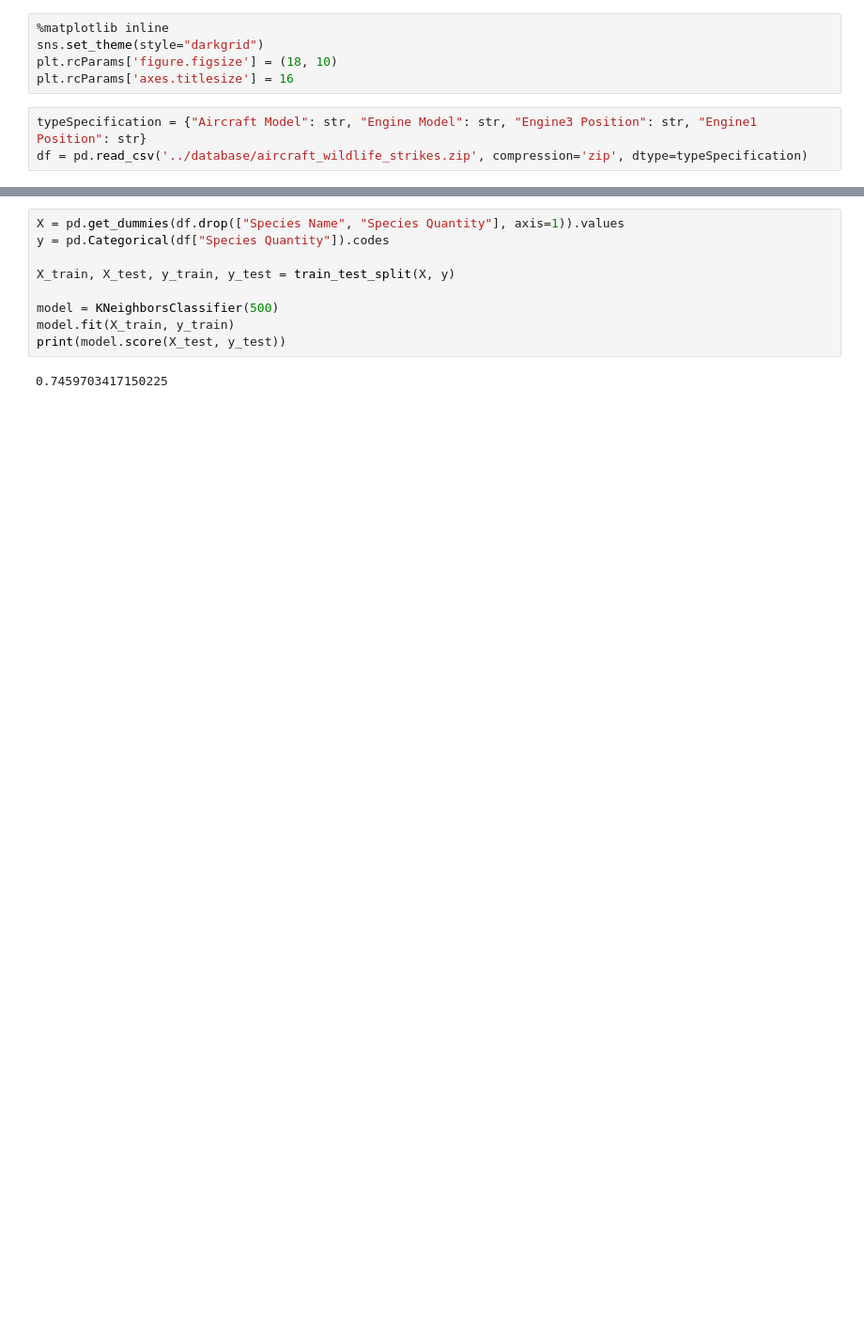
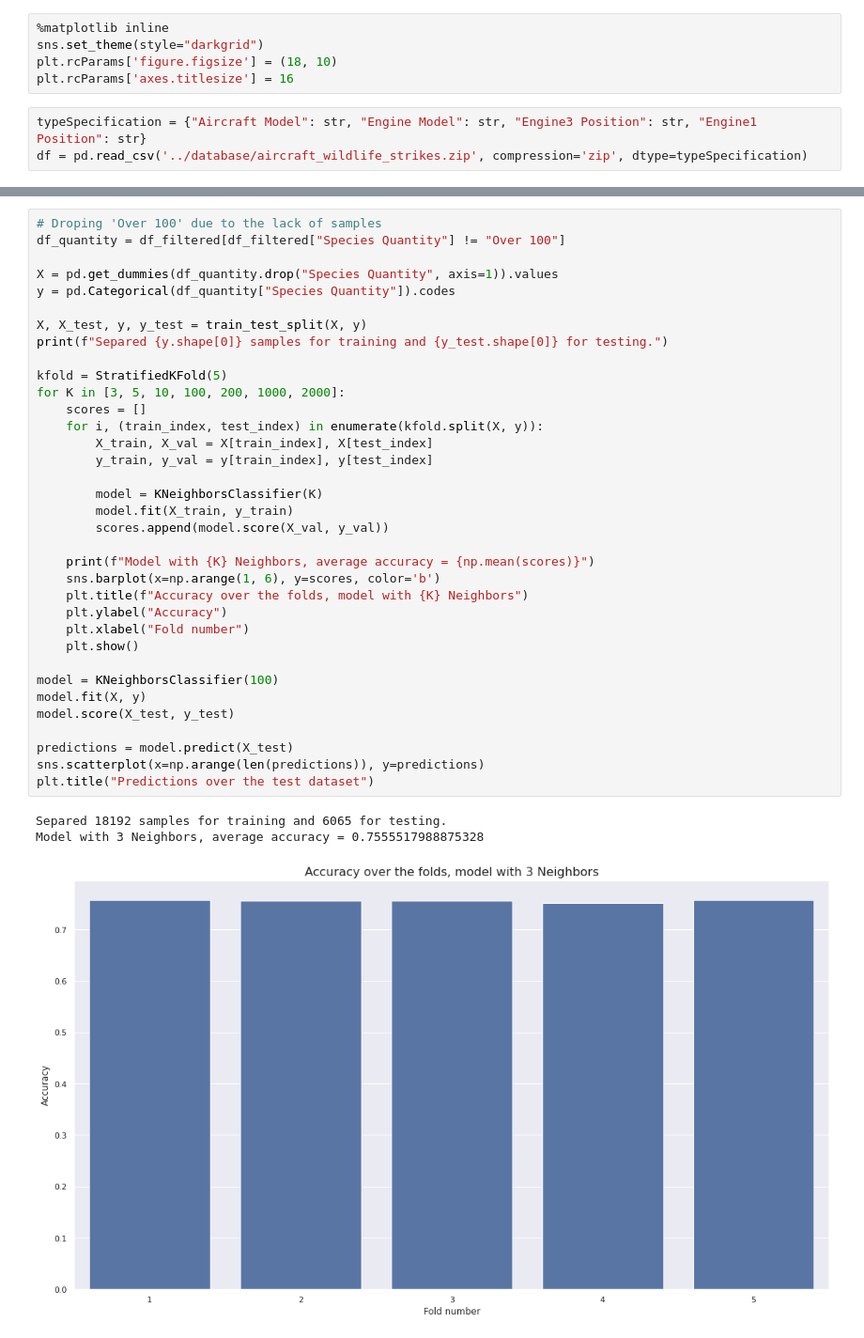
Before and after one commit to MvKaio/StudyOfAircraftWildlifeStrikes, a Jupyter notebook: notebooks/Classification.ipynb, the cells around one changed output, grey strips where cells are left out. Shown at 94% size. Drawn from its saved outputs; the diff is of its cells as text; blank space fills up the shorter version.

```diff
--- a/notebooks/Classification.ipynb
+++ b/notebooks/Classification.ipynb
@@ -58,11 +103,39 @@ print(model.score(X_test, y_test))
 # %%
-X = pd.get_dummies(df.drop(["Species Name", "Species Quantity"], axis=1)).values
-y = pd.Categorical(df["Species Quantity"]).codes
+# Droping 'Over 100' due to the lack of samples
+df_quantity = df_filtered[df_filtered["Species Quantity"] != "Over 100"]
 
-X_train, X_test, y_train, y_test = train_test_split(X, y)
+X = pd.get_dummies(df_quantity.drop("Species Quantity", axis=1)).values
+y = pd.Categorical(df_quantity["Species Quantity"]).codes
 
-model = KNeighborsClassifier(500)
-model.fit(X_train, y_train)
-print(model.score(X_test, y_test))
+X, X_test, y, y_test = train_test_split(X, y)
+print(f"Separed {y.shape[0]} samples for training and {y_test.shape[0]} for testing.")
+
+kfold = StratifiedKFold(5)
+for K in [3, 5, 10, 100, 200, 1000, 2000]:
+    scores = []
+    for i, (train_index, test_index) in enumerate(kfold.split(X, y)):
+        X_train, X_val = X[train_index], X[test_index]
+        y_train, y_val = y[train_index], y[test_index]
+
+        model = KNeighborsClassifier(K)
+        model.fit(X_train, y_train)
+        scores.append(model.score(X_val, y_val))
+
+    print(f"Model with {K} Neighbors, average accuracy = {np.mean(scores)}")
+    sns.barplot(x=np.arange(1, 6), y=scores, color='b')
+    plt.title(f"Accuracy over the folds, model with {K} Neighbors")
+    plt.ylabel("Accuracy")
+    plt.xlabel("Fold number")
+    plt.show()
+
+model = KNeighborsClassifier(100)
+model.fit(X, y)
+model.score(X_test, y_test)
+
+predictions = model.predict(X_test)
+sns.scatterplot(x=np.arange(len(predictions)), y=predictions)
+plt.title("Predictions over the test dataset")
 # %% [output]
-0.7459703417150225
+Separed 18192 samples for training and 6065 for testing.
+Model with 3 Neighbors, average accuracy = 0.7555517988875328
+[figure, added]
```
Also changed, not shown: parts of 9 cells of this notebook.
